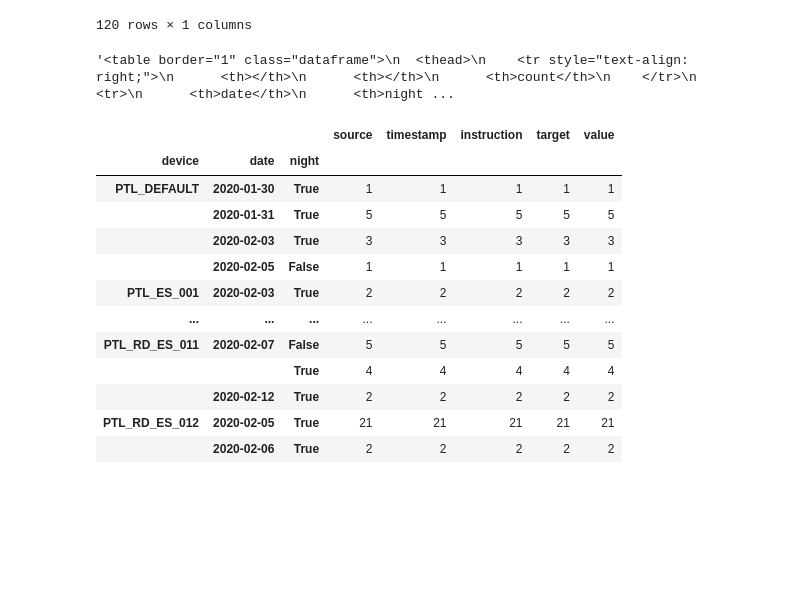
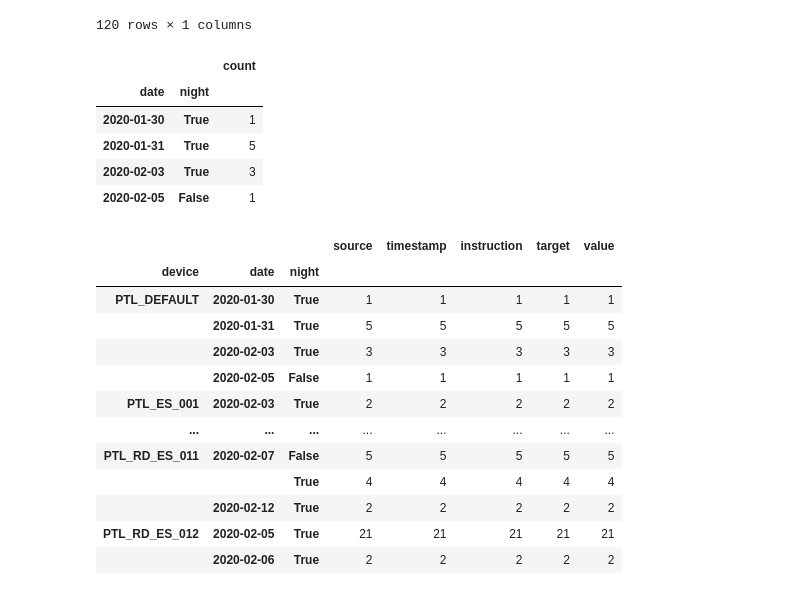
Before and after one commit to whuss/dashboard_react, a Jupyter notebook: switch_cycles.ipynb, the cells around one changed output. Drawn from its saved outputs; the diff is of its cells as text; code cells hidden in the pictures; blank space fills up the shorter version.

```diff
--- a/switch_cycles.ipynb
+++ b/switch_cycles.ipynb
@@ -53,9 +53,14 @@ data
 # %%
 devices = data.index.levels[0]
 # %%
-data.loc[devices[0]].to_html()
+data.loc[devices[0]]
 # %% [output]
-'<table border="1" class="dataframe">\n  <thead>\n    <tr style="text-align: right;">\n      <th></th>\n      <th></th>\n      <th>count</th>\n    </tr>\n    <tr>\n      <th>date</th>\n      <th>night ...
+|  |  | count |
+| date | night |  |
+| 2020-01-30 | True | 1 |
+| 2020-01-31 | True | 5 |
+| 2020-02-03 | True | 3 |
+| 2020-02-05 | False | 1 |
 # %%
 data.
 # %% [output]
```
Also changed, not shown: 1 other file.
